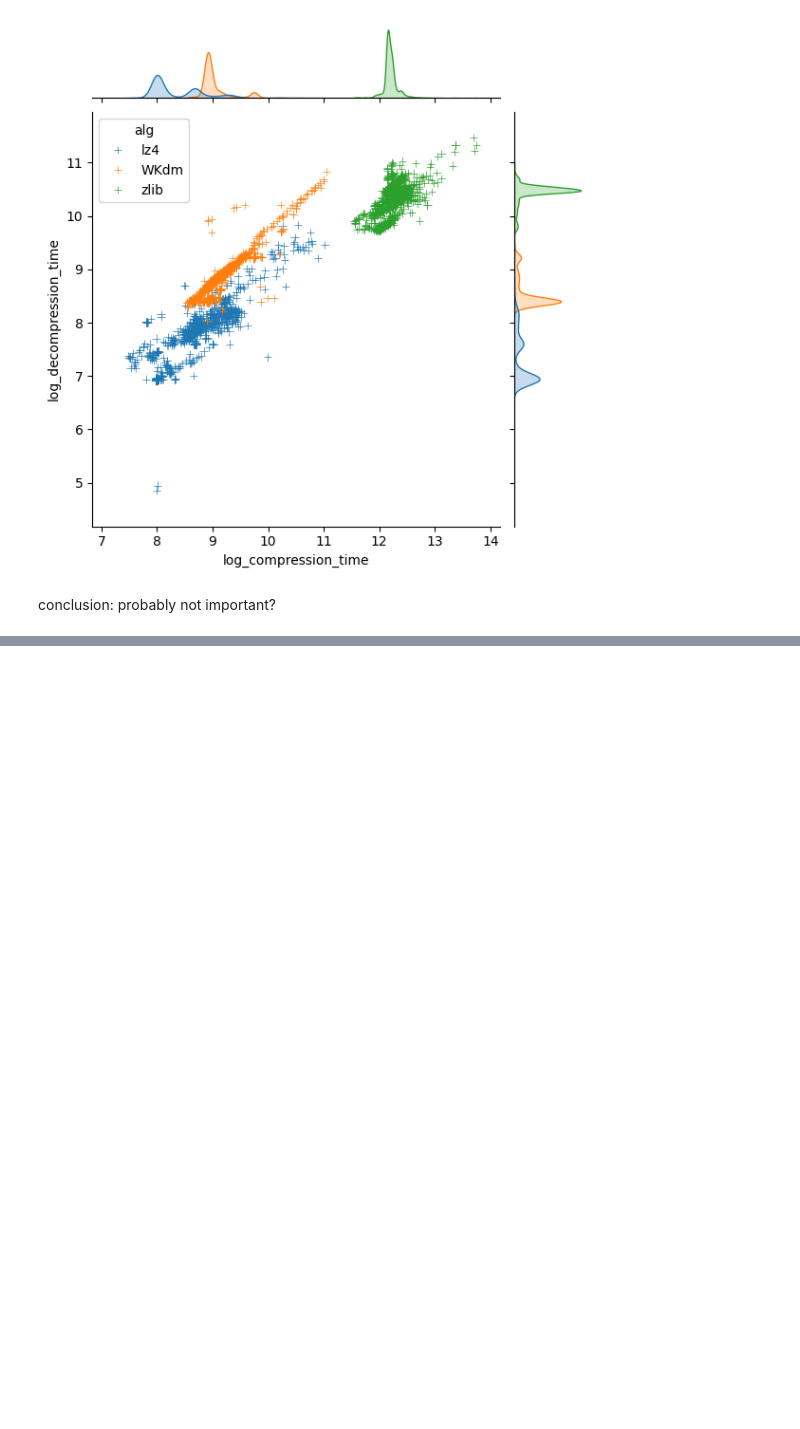
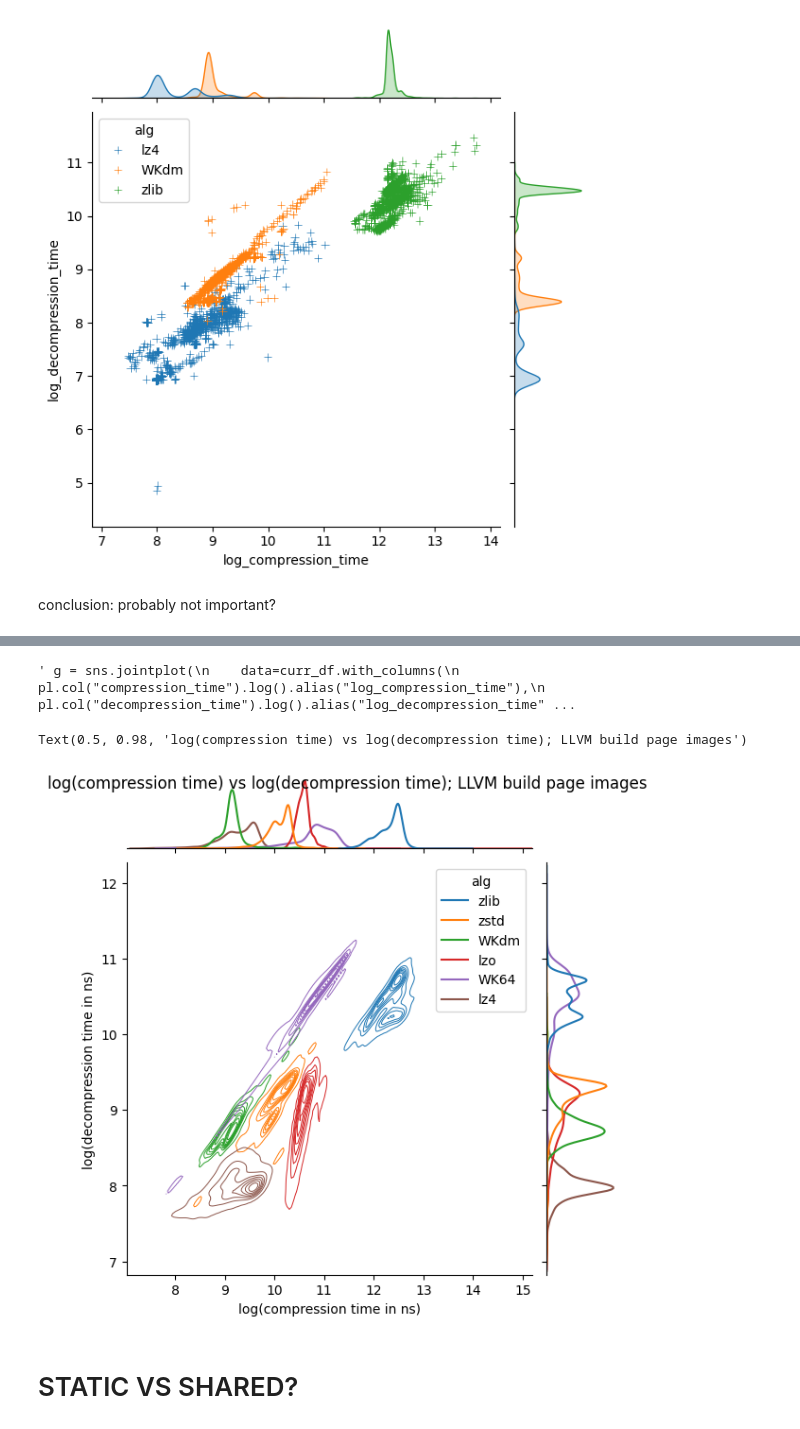
Before and after one commit to frisbii/compression-compare, a Jupyter notebook: vis/vis.ipynb, the cells around one changed output, grey strips where cells are left out. Cells and saved outputs as stored; diff of their text form; code cells hidden in the pictures; blank space fills up the shorter version.

```diff
--- a/vis/vis.ipynb
+++ b/vis/vis.ipynb
@@ -231,0 +230,36 @@ Text(0.5, 0.98, 'log(compression time) vs log(decompression time)')
+# %%
+""" g = sns.jointplot(
+    data=curr_df.with_columns(
+        pl.col("compression_time").log().alias("log_compression_time"),
+        pl.col("decompression_time").log().alias("log_decompression_time"),
+    ),
+    x="log_compression_time",
+    y="log_decompression_time",
+    hue="alg",
+    kind="kde"
+)
+g.set_axis_labels("log(compression time in ns)", "log(decompression time in ns)")
+g.fig.suptitle("log(compression time) vs log(decompression time)") """
+# %% [output]
+' g = sns.jointplot(\n    data=curr_df.with_columns(\n        pl.col("compression_time").log().alias("log_compression_time"),\n        pl.col("decompression_time").log().alias("log_decompression_time" ...
+# %%
+g = sns.jointplot(
+    data=(curr_df
+          #.filter(pl.col("alg").is_in(["lz4", "zlib"]))
+          .with_columns(
+        pl.col("compression_time").log().alias("log_compression_time"),
+        pl.col("decompression_time").log().alias("log_decompression_time"))
+          .sample(fraction=0.2)),  # sampling for speed
+    x="log_compression_time",
+    y="log_decompression_time",
+    hue="alg",
+    kind="kde",
+    joint_kws={"gridsize" : 120, "linewidths": 0.7}  # lower grid size increases speed
+)
+g.set_axis_labels("log(compression time in ns)", "log(decompression time in ns)")
+g.fig.suptitle("log(compression time) vs log(decompression time); LLVM build page images")
+# %% [output]
+Text(0.5, 0.98, 'log(compression time) vs log(decompression time); LLVM build page images')
+[figure, added]
+# %% [markdown]
+# STATIC VS SHARED?
```
Also changed, not shown: parts of 9 cells of this notebook, 22 other files.
